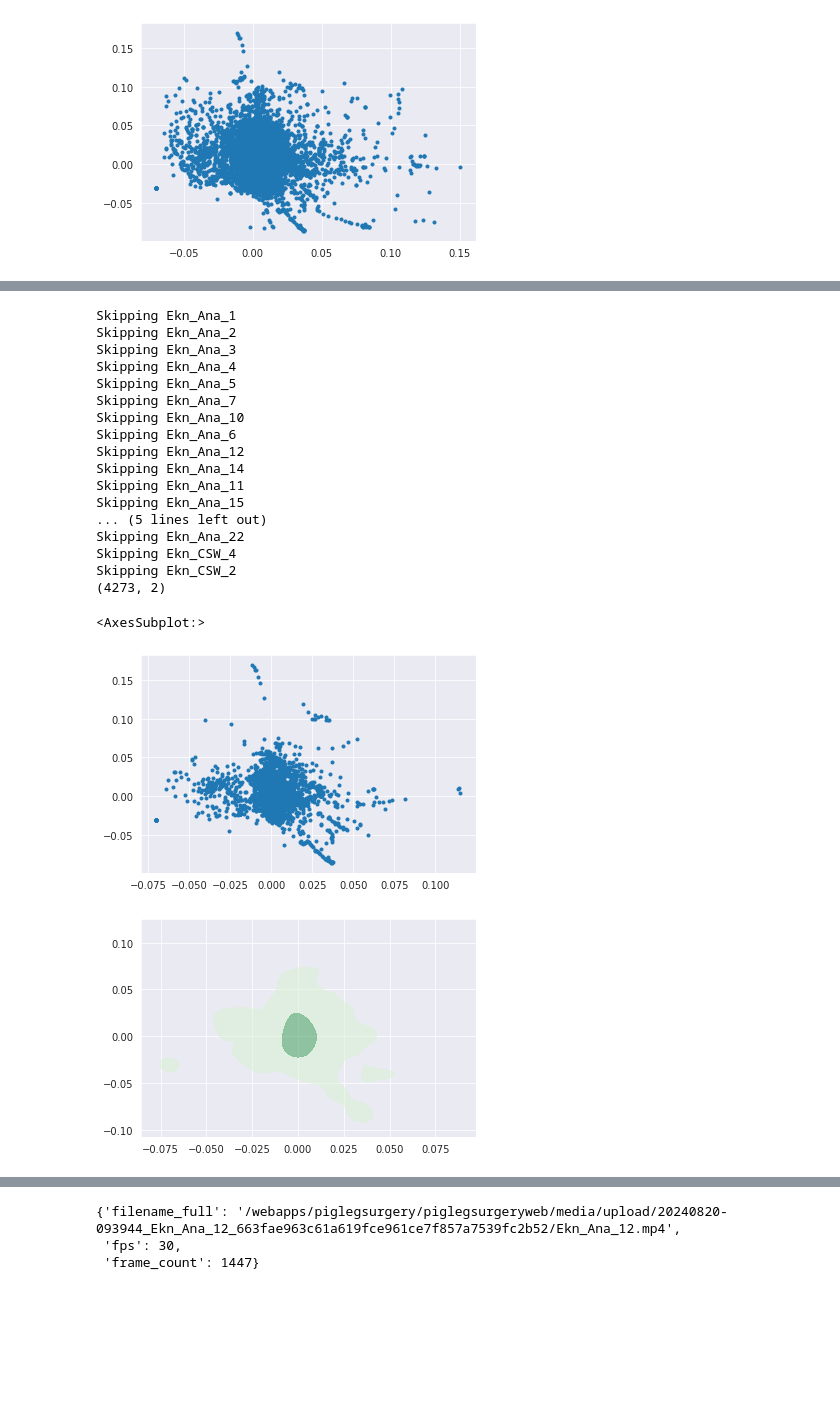
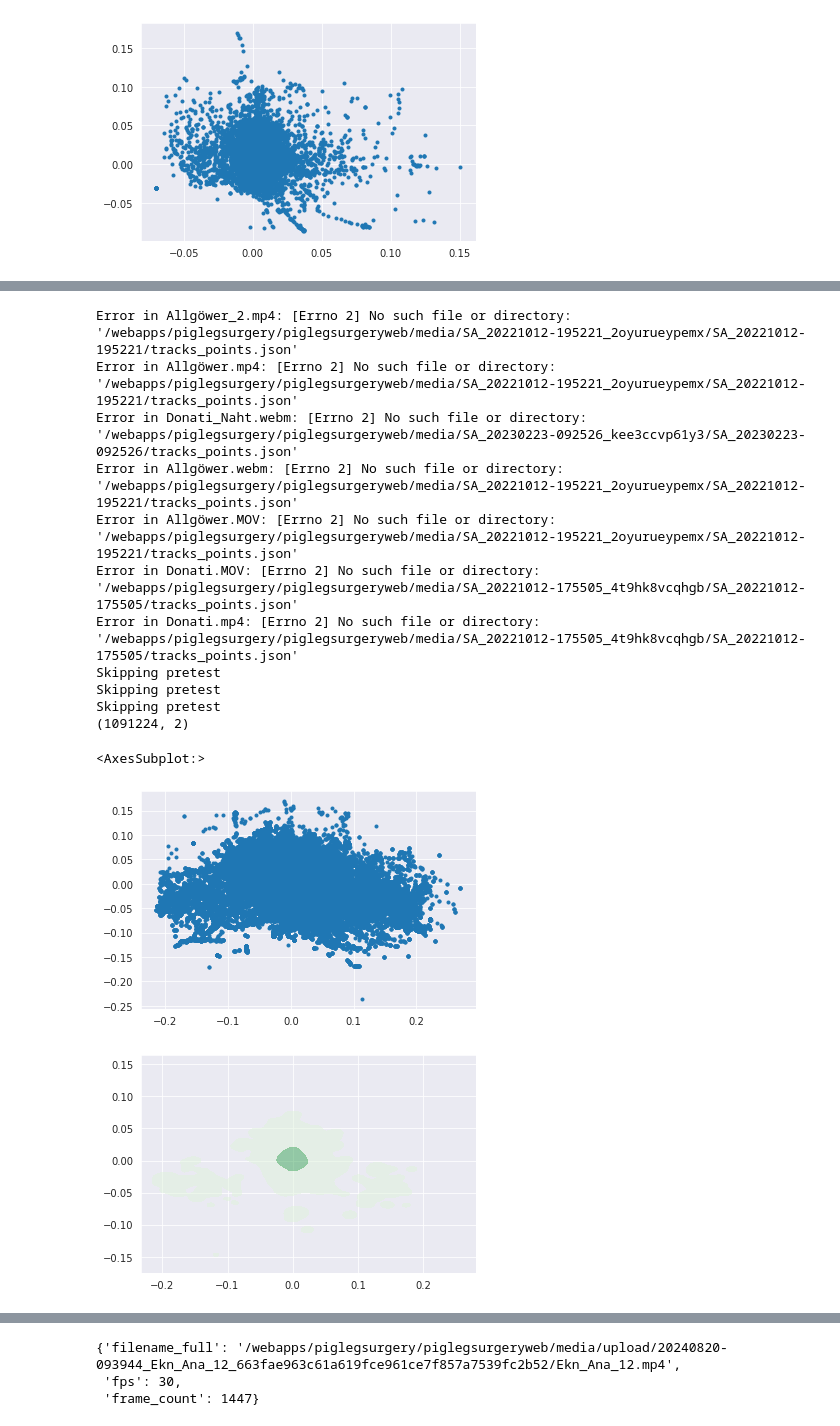
Before and after one commit to mjirik/surgeryanalyser, a Jupyter notebook: devel/2025-02_expert_trajectory_and_heatmap.ipynb, the cells around one changed output, grey strips where cells are left out. Cells and saved outputs as stored; diff of their text form; code cells hidden in the pictures; blank space fills up the shorter version.

```diff
--- a/devel/2025-02_expert_trajectory_and_heatmap.ipynb
+++ b/devel/2025-02_expert_trajectory_and_heatmap.ipynb
@@ -40,7 +61,7 @@ def get_outputdir(patch:str):
     outputdir = outputdir.absolute().resolve()
     return outputdir, mediafile_path
 # %%
-fn = dfall[dfall["done_by_expert"]==False].filename.values[5]
+fn = dfall[dfall["done_by_expert"]==False].filename.values[8]
 patch = Path(fn).stem
 patch
 outputdir, mediafile_path = get_outputdir(patch)
@@ -164,54 +230,50 @@ pts_gt.shape
 # %%
 
 # dfall_expert = dfall[dfall["done_by_expert"]==True]["filename"].values
 dfall_expert = dfall[dfall["done_by_expert"]==False]["filename"].values
 
 points_expert = []
 for fn in dfall_expert:
-    patch = Path(fn).stem
-    outputdir, mediafile_path = get_outputdir(patch)
-    with open(outputdir / "tracks_points.json", "r") as f:
-        tracks_points = json.load(f)
-    with open(outputdir / "meta.json", "r") as f:
-        meta = json.load(f)
-    if "qr_data" not in meta:
-        print(f"Skipping {patch}")
-        continue
-    pix_size_m = meta["qr_data"]["pix_size"]
+    try:
+        patch = Path(fn).stem
+        outputdir, mediafile_path = get_outputdir(patch)
+        with open(outputdir / "tracks_points.json", "r") as f:
+            tracks_points = json.load(f)
+        with open(outputdir / "meta.json", "r") as f:
+            meta = json.load(f)
+        if "qr_data" not in meta:
+            print(f"Skipping {patch}")
+            continue
+        pix_size_m = meta["qr_data"]["pix_size"]
 
-    points_px = np.asarray(tracks_points["data_pixels"][0])
-    points_normed = (points_px - np.median(points_px, axis=0)) * pix_size_m
-    points_expert.append(points_normed)
-
+        points_px = np.asarray(tracks_points["data_pixels"][0])
+        points_normed = (points_px - np.median(points_px, axis=0)) * pix_size_m
+        points_expert.append(points_normed)
+    except Exception as e:
+        print(f"Error in {fn}: {e}")
 points_expert = np.concatenate(points_expert)
 print(points_expert.shape)
 
 
 plt.plot(points_expert[:,0], points_expert[:,1], ".")
 plt.figure()
 
 
 sns.kdeplot(x=points_expert[::10,0], y=points_expert[::10,1], cmap="Greens", fill=True, bw_adjust=1., levels=3,alpha=0.5)
 # %% [output]
-Skipping Ekn_Ana_1
-Skipping Ekn_Ana_2
-Skipping Ekn_Ana_3
-Skipping Ekn_Ana_4
-Skipping Ekn_Ana_5
-Skipping Ekn_Ana_7
-Skipping Ekn_Ana_10
-Skipping Ekn_Ana_6
-Skipping Ekn_Ana_12
-Skipping Ekn_Ana_14
-Skipping Ekn_Ana_11
-Skipping Ekn_Ana_15
-... (5 lines left out)
-Skipping Ekn_Ana_22
-Skipping Ekn_CSW_4
-Skipping Ekn_CSW_2
-(4273, 2)
+Error in Allgöwer_2.mp4: [Errno 2] No such file or directory: '/webapps/piglegsurgery/piglegsurgeryweb/media/SA_20221012-195221_2oyurueypemx/SA_20221012-195221/tracks_points.json'
+Error in Allgöwer.mp4: [Errno 2] No such file or directory: '/webapps/piglegsurgery/piglegsurgeryweb/media/SA_20221012-195221_2oyurueypemx/SA_20221012-195221/tracks_points.json'
+Error in Donati_Naht.webm: [Errno 2] No such file or directory: '/webapps/piglegsurgery/piglegsurgeryweb/media/SA_20230223-092526_kee3ccvp61y3/SA_20230223-092526/tracks_points.json'
+Error in Allgöwer.webm: [Errno 2] No such file or directory: '/webapps/piglegsurgery/piglegsurgeryweb/media/SA_20221012-195221_2oyurueypemx/SA_20221012-195221/tracks_points.json'
+Error in Allgöwer.MOV: [Errno 2] No such file or directory: '/webapps/piglegsurgery/piglegsurgeryweb/media/SA_20221012-195221_2oyurueypemx/SA_20221012-195221/tracks_points.json'
+Error in Donati.MOV: [Errno 2] No such file or directory: '/webapps/piglegsurgery/piglegsurgeryweb/media/SA_20221012-175505_4t9hk8vcqhgb/SA_20221012-175505/tracks_points.json'
+Error in Donati.mp4: [Errno 2] No such file or directory: '/webapps/piglegsurgery/piglegsurgeryweb/media/SA_20221012-175505_4t9hk8vcqhgb/SA_20221012-175505/tracks_points.json'
+Skipping pretest
+Skipping pretest
+Skipping pretest
+(1091224, 2)
 <AxesSubplot:>
-[figure, old version]
+[figure, new version]
-[figure, old version]
+[figure, new version]
 # %%
 
```
Also changed, not shown: parts of 8 cells of this notebook, 4 other files.
